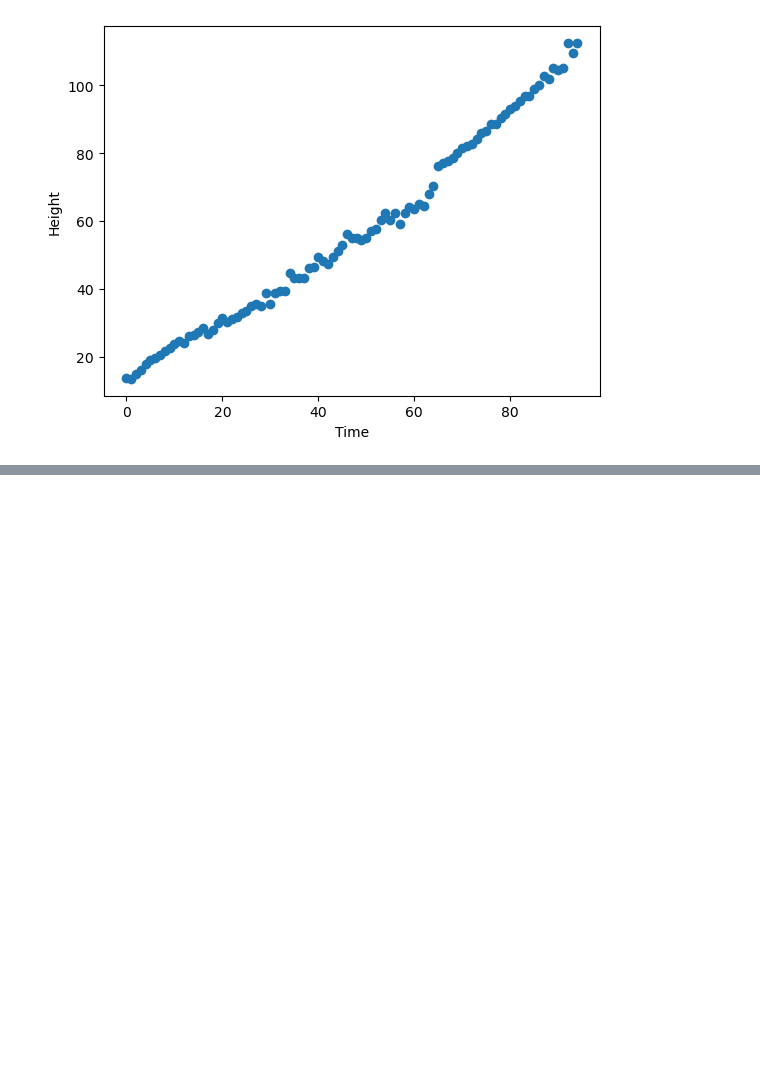
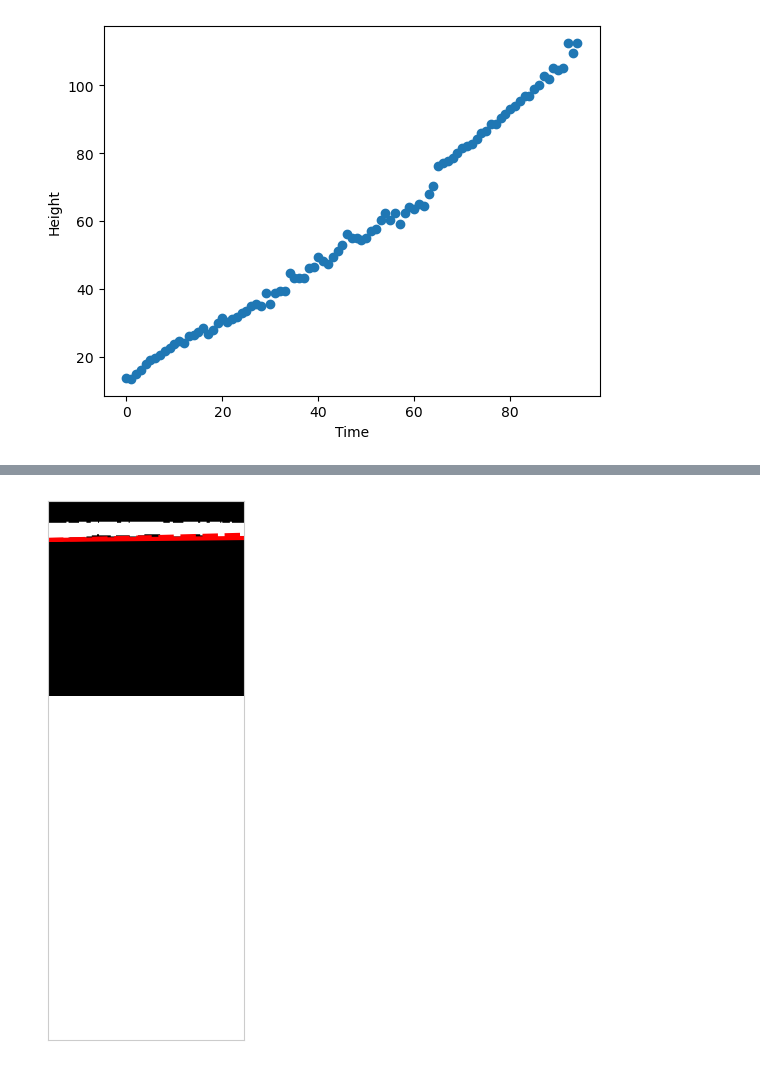
Before and after one commit to amityu/gel_sheets, a Jupyter notebook: preprocessing_note.ipynb, the cells around one changed output, grey strips where cells are left out. Cells and saved outputs as stored; diff of their text form; code cells hidden in the pictures; blank space fills up the shorter version.

```diff
--- a/preprocessing_note.ipynb
+++ b/preprocessing_note.ipynb
@@ -198,0 +193,41 @@ plt.show()
+# %%
+'''active contour'''
+" define snake"
+s = np.linspace(0, mask.shape[2], 1000)
+#get y cordinate of first true value in mask at x = 0
+y1 = np.where(mask[0,:,:,256][:,0] == True)[0][0]
+#get y cordinate of first true value in mask at x = 511
+y2 = np.where(mask[0,:,:,256][:,511] == True)[0][0]
+#get y cordinate of last     true value in mask at x = 0
+h1 = np.where(mask[0,:,:,256][:,0] == True)[0][-1]
+#get y cordinate of last     true value in mask at x = 511
+h2 = np.where(mask[0,:,:,256][:,511] == True)[0][-1]-5
+
+
+#interpolate y cordinates
+y = np.interp(s, [0, mask.shape[1]], [y1, y2])
+#initialize snake
+init = np.array([s, y]).T
+#attacg snake to edge of image  and minimize energy
+#snake = active_contour(mask[0,:,:,256], init, alpha=0.015, beta=10, gamma=0.001, boundary_condition='free')
+# now make another segmentation with h1 and h2
+y = np.interp(s, [0, mask.shape[1]], [h1, h2])
+#initialize snake
+init = np.array([s, y]).T
+#attacg snake to edge of image  and minimize energy
+
+h_snake = active_contour(mask[0,:,:,256], init, boundary_condition='free',alpha=1500, beta=2000, gamma=0.001, w_edge=0, w_line =1)
+
+# #show both snakes on image
+fig = plt.figure(figsize=(7, 7))
+ax = fig.add_subplot(111)
+ax.imshow(mask[0,:,:,256], cmap=plt.cm.gray)
+
+ax.plot(init[:, 0], init[:, 1], '--r', lw=3)
+#ax.plot(snake[:, 0], snake[:, 1], '-b', lw=3)
+ax.plot(h_snake[:, 0], h_snake[:, 1], '-r', lw=3)
+ax.set_xticks([]), ax.set_yticks([])
+ax.axis([0, mask.shape[1], mask.shape[2], 0])
+plt.show()
+# %% [output]
+[figure, added]
```
Also changed, not shown: parts of 6 cells of this notebook, 2 other files.
